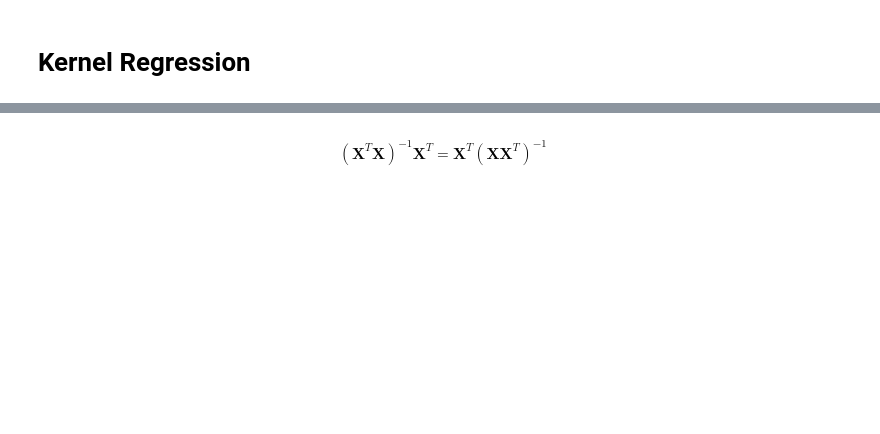
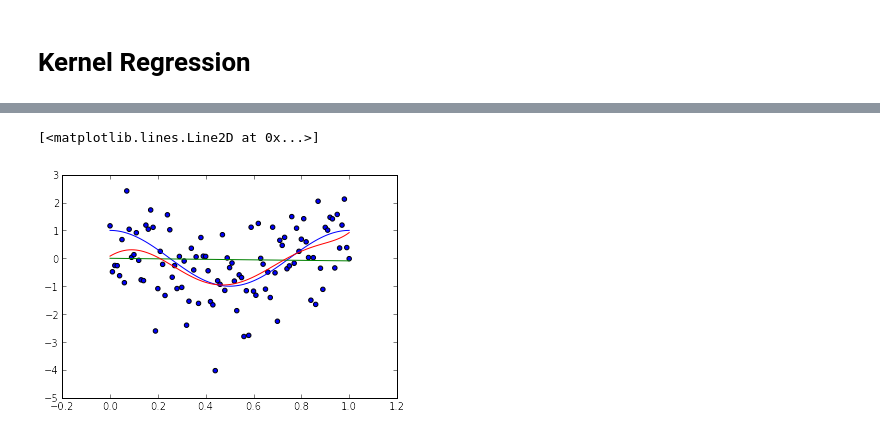
Before and after one commit to AlexanderFabisch/regression-tutorial, a Jupyter notebook: regression.ipynb, the cells around one changed output, grey strips where cells are left out. Drawn from its saved outputs; the diff is of its cells as text; code cells hidden in the pictures; blank space fills up the shorter version.

Commit message:
Update kernel regression

```diff
--- a/regression.ipynb
+++ b/regression.ipynb
@@ -76,21 +96,24 @@ class KernelRegression(BaseEstimator, RegressorMixin):
     def fit(self, X, y):
         self.X = X
         K = pairwise_kernels(self.X, metric=self.kernel, **self.kernel_args)
-        self.Kinvy = np.linalg.pinv(K).dot(y)
+        self.alpha = np.linalg.pinv(K).dot(y)
         return self
     def predict(self, X):
         K_star = pairwise_kernels(X, self.X, metric=self.kernel, **self.kernel_args)
-        return K_star.dot(self.Kinvy)
+        return K_star.dot(self.alpha)
 # %%
 n_samples = 101
 x = np.linspace(0, 1, n_samples)
 X = x[:, np.newaxis]
 y_true = np.cos(2 * np.pi * x)
 y = y_true + np.random.randn(n_samples)
 
 plt.plot(x, y_true)
 plt.scatter(x, y)
+kernreg = KernelRegression("linear").fit(X, y)
+plt.plot(x, kernreg.predict(X))
 kernreg = KernelRegression("rbf", gamma=0.1).fit(X, y)
 plt.plot(x, kernreg.predict(X))
+# %% [output]
+[<matplotlib.lines.Line2D at 0x...>]
+[figure, added]
-# %% [markdown]
-$$\left( \boldsymbol{X}^T \boldsymbol{X} \right)^{-1} \boldsymbol{X}^T = \boldsymbol{X}^T \left( \boldsymbol{X} \boldsymbol{X}^T \right)^{-1}$$
```
Also changed, not shown: parts of 4 cells of this notebook.
